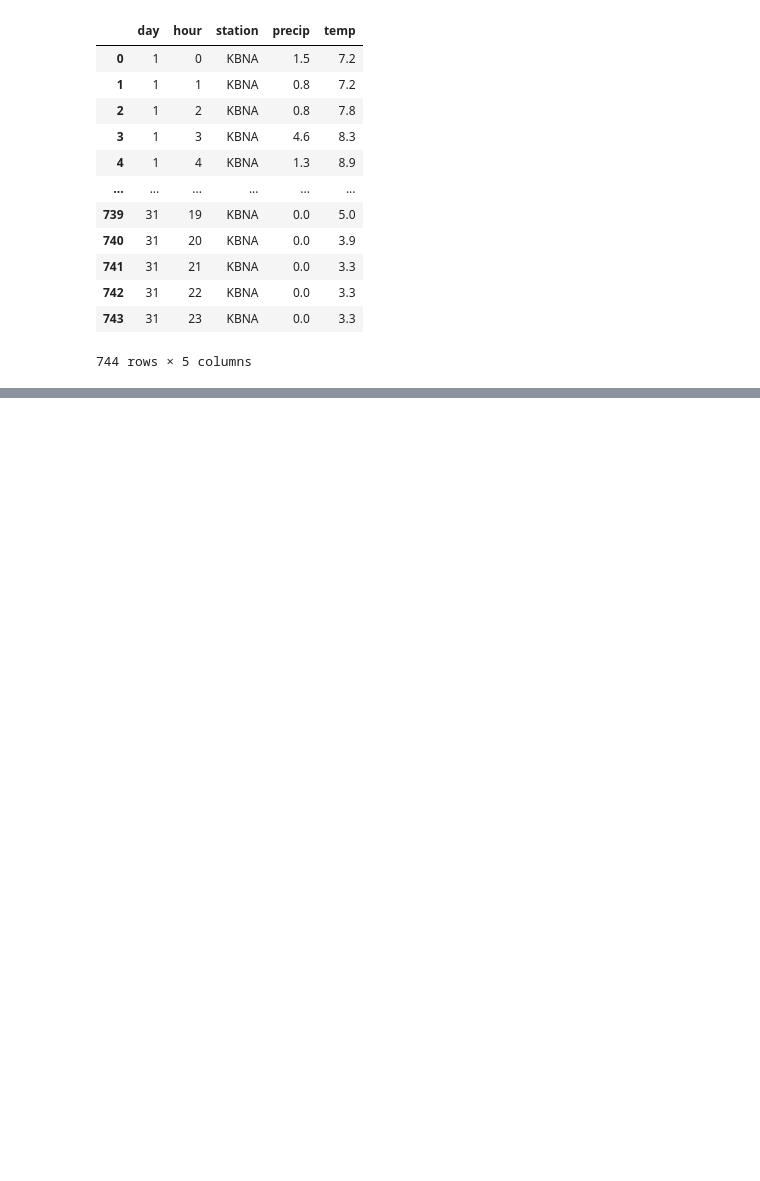
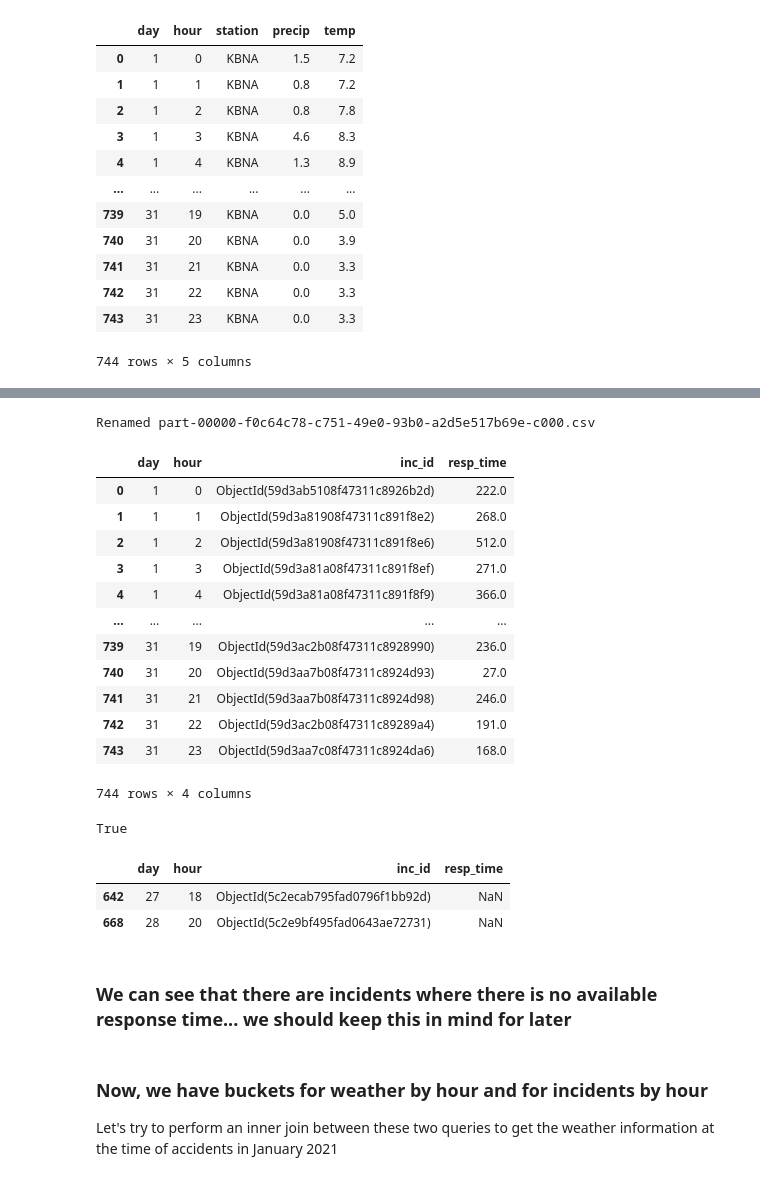
Before and after one commit to JoshScherer/Emergency-Response, a Jupyter notebook: FiguringOutSpark.ipynb, the cells around one changed output, grey strips where cells are left out. Cells and saved outputs as stored; diff of their text form; code cells hidden in the pictures; blank space fills up the shorter version.

Commit message:
Partitioning of incidents by hour

```diff
--- a/FiguringOutSpark.ipynb
+++ b/FiguringOutSpark.ipynb
@@ -979,0 +1066,38 @@ time_hist
+# %%
+rename_file()
+with open('localtest2.out/results.csv') as f:
+  lines = f.readlines()
+  time_hist = pd.read_csv('localtest2.out/results.csv', header=None, names=['day', 'hour', 'inc_id', 'resp_time'])
+time_hist
+# %% [output]
+Renamed part-00000-f0c64c78-c751-49e0-93b0-a2d5e517b69e-c000.csv
+|  | day | hour | inc_id | resp_time |
+| 0 | 1 | 0 | ObjectId(59d3ab5108f47311c8926b2d) | 222.0 |
+| 1 | 1 | 1 | ObjectId(59d3a81908f47311c891f8e2) | 268.0 |
+| 2 | 1 | 2 | ObjectId(59d3a81908f47311c891f8e6) | 512.0 |
+| 3 | 1 | 3 | ObjectId(59d3a81a08f47311c891f8ef) | 271.0 |
+| 4 | 1 | 4 | ObjectId(59d3a81a08f47311c891f8f9) | 366.0 |
+| ... | ... | ... | ... | ... |
+| 739 | 31 | 19 | ObjectId(59d3ac2b08f47311c8928990) | 236.0 |
+| 740 | 31 | 20 | ObjectId(59d3aa7b08f47311c8924d93) | 27.0 |
+| 741 | 31 | 21 | ObjectId(59d3aa7b08f47311c8924d98) | 246.0 |
+| 742 | 31 | 22 | ObjectId(59d3ac2b08f47311c89289a4) | 191.0 |
+| 743 | 31 | 23 | ObjectId(59d3aa7c08f47311c8924da6) | 168.0 |
+744 rows × 4 columns
+# %%
+time_hist.isnull().values.any()
+# %% [output]
+True
+# %%
+th_na = time_hist[time_hist.isna().any(axis=1)]
+th_na
+# %% [output]
+|  | day | hour | inc_id | resp_time |
+| 642 | 27 | 18 | ObjectId(5c2ecab795fad0796f1bb92d) | NaN |
+| 668 | 28 | 20 | ObjectId(5c2e9bf495fad0643ae72731) | NaN |
+# %% [markdown]
+### We can see that there are incidents where there is no available response time... we should keep this in mind for later
+# %% [markdown]
+### Now, we have buckets for weather by hour and for incidents by hour
+
+Let's try to perform an inner join between these two queries to get the weather information at the time of accidents in January 2021
```
Also changed, not shown: parts of 5 cells of this notebook.
